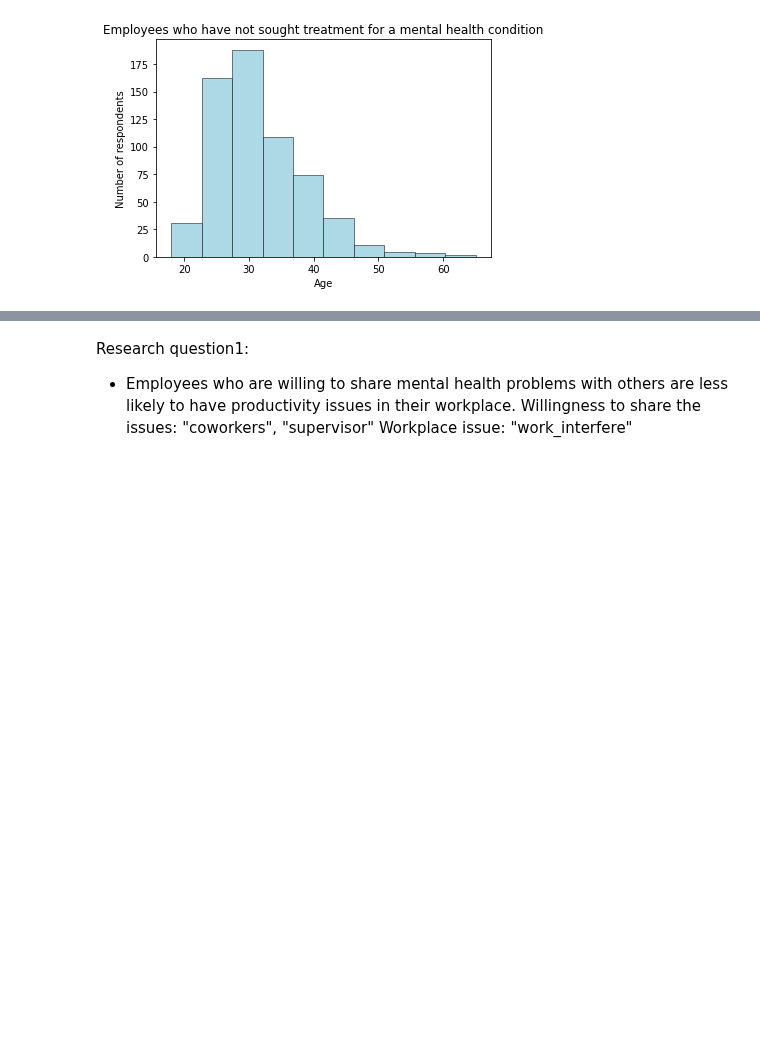
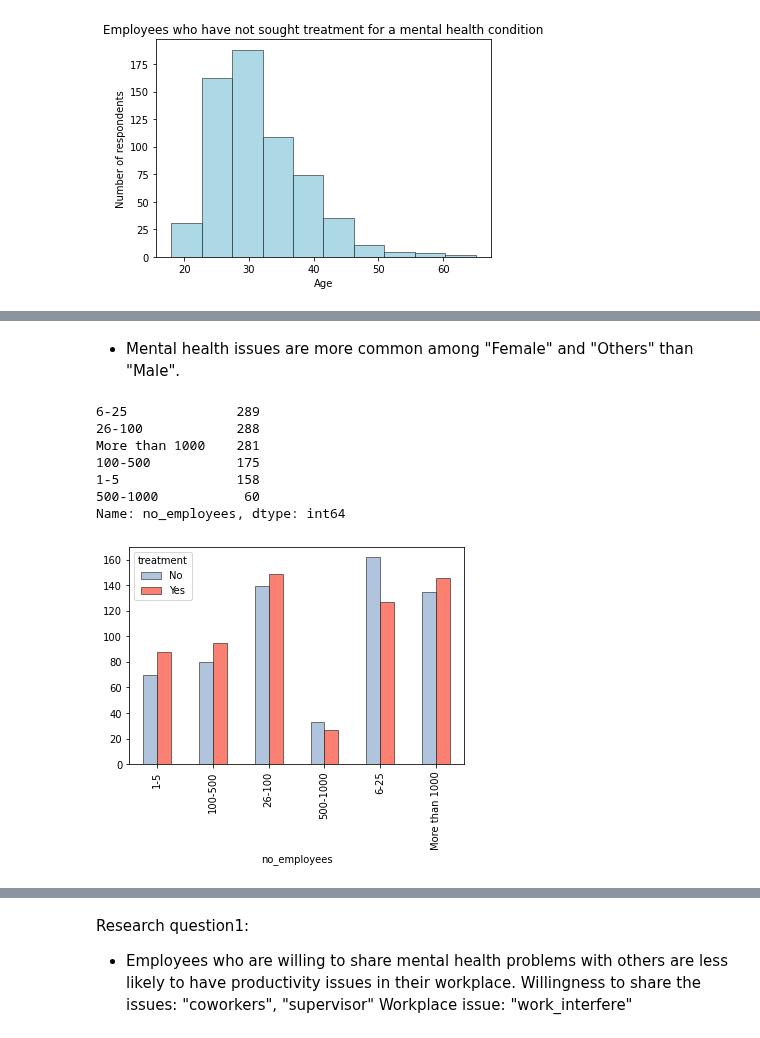
Before and after one commit to ceciliastern/ds_term_project, a Jupyter notebook: Term Project - Mental Health Dataset.ipynb, the cells around one changed output, grey strips where cells are left out. Cells and saved outputs as stored; diff of their text form; code cells hidden in the pictures; blank space fills up the shorter version.

```diff
--- a/Term Project - Mental Health Dataset.ipynb
+++ b/Term Project - Mental Health Dataset.ipynb
@@ -321,0 +301,16 @@ plt.legend(loc="upper left", fontsize=9)
+# %% [markdown]
+- Mental health issues are more common among "Female" and "Others" than "Male".
+# %%
+# Relationship company size (number of employees) and treatment
+print(mh_df["no_employees"].value_counts())
+
+relation_bar_chart(mh_df, "no_employees", "treatment")
+# %% [output]
+6-25              289
+26-100            288
+More than 1000    281
+100-500           175
+1-5               158
+500-1000           60
+Name: no_employees, dtype: int64
+[figure, added]
```
Also changed, not shown: parts of 15 cells of this notebook.
